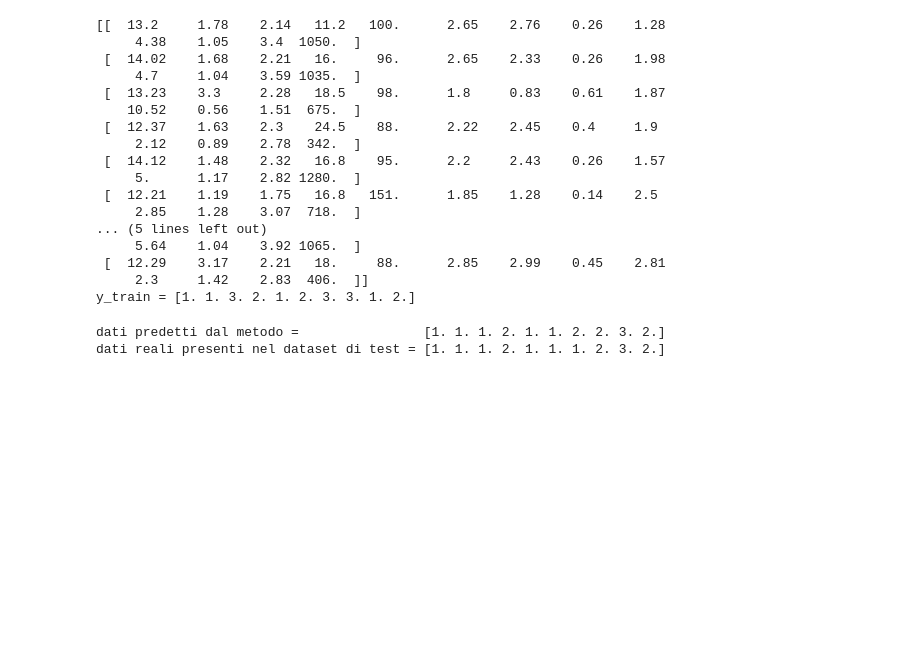
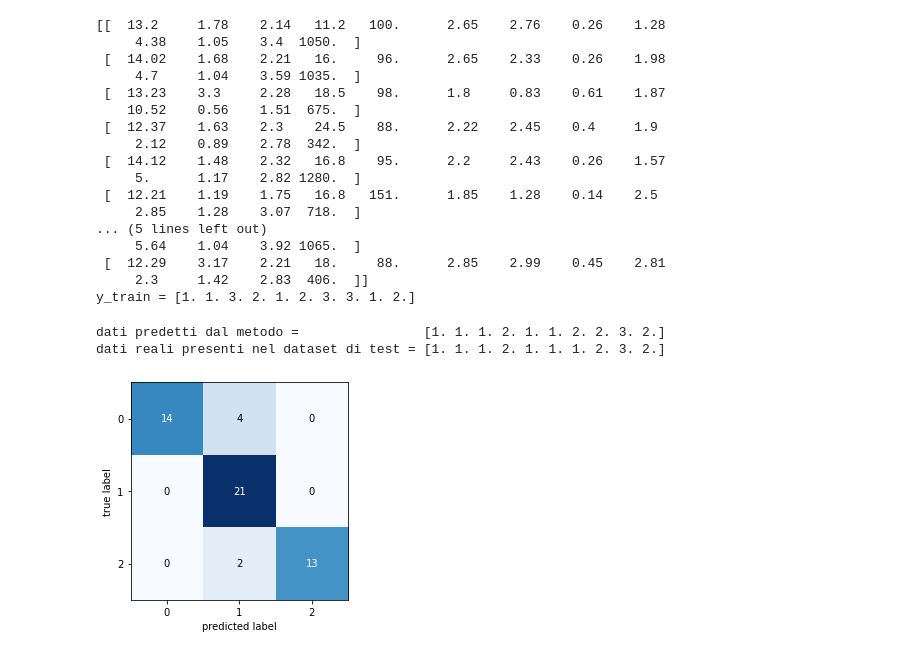
Before and after one commit to Siriani1/Machine-Learning, a Jupyter notebook: ML 101.2/ML 101.2/esVini.ipynb, the cells around one changed output. Drawn from its saved outputs; the diff is of its cells as text; code cells hidden in the pictures; blank space fills up the shorter version.

```diff
--- a/ML 101.2/ML 101.2/esVini.ipynb
+++ b/ML 101.2/ML 101.2/esVini.ipynb
@@ -112,3 +112,15 @@ print(f'dati reali presenti nel dataset di test = {y_test[:10]}') # dati effetti
 # %% [output]
 dati predetti dal metodo =                [1. 1. 1. 2. 1. 1. 2. 2. 3. 2.]
 dati reali presenti nel dataset di test = [1. 1. 1. 2. 1. 1. 1. 2. 3. 2.]
+# %%
+# valutiamo il nostro metodo:
+
+# visualizziamo la confusion matrix
+from mlxtend.plotting import plot_confusion_matrix
+from matplotlib import pyplot as plt
+from sklearn.metrics import confusion_matrix, classification_report
+
+plot_confusion_matrix(confusion_matrix(y_test, predict))
+plt.show()
+# %% [output]
+[figure, added]
```
Also changed, not shown: parts of 5 cells of this notebook, 1 other file.
